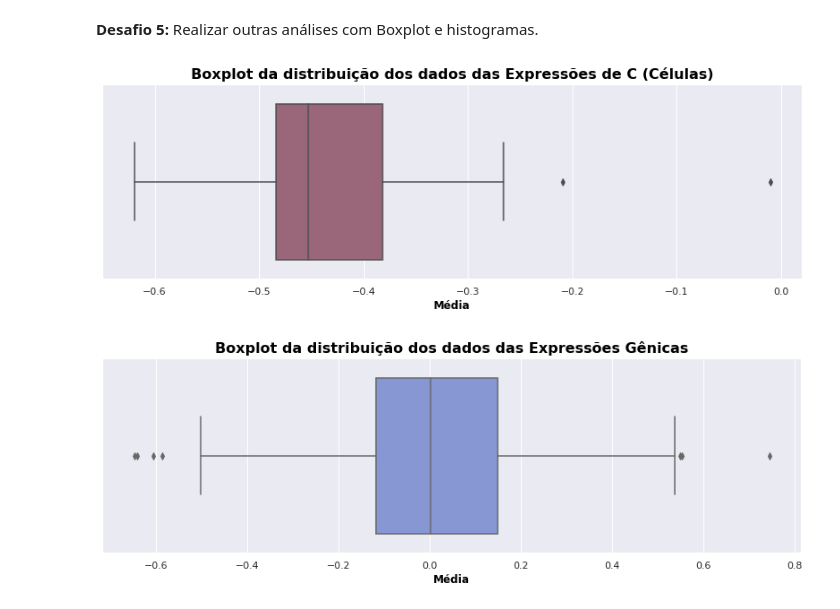
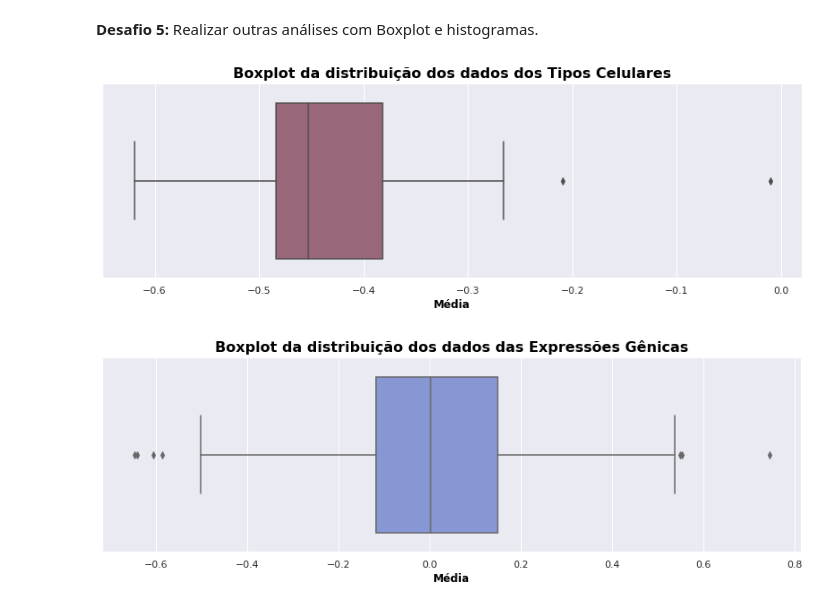
Before and after one commit to dijkstra001/imersao_dados_alura, a Jupyter notebook: ID_ncorreia.ipynb, the cells around one changed output. Saved outputs shown, nothing was run; the diff lists cells and outputs as text; code cells hidden in the pictures.

```diff
--- a/ID_ncorreia.ipynb
+++ b/ID_ncorreia.ipynb
@@ -254,13 +254,13 @@ Sempre que possível, precisamos deixar nossas visualizações de um modo padron
 # %%
 plt.figure(figsize = (14, 4))
 
 boxplot = sns.boxplot(x = 'mean', data = dataset_c, color = '#A35D77')
-boxplot.set_title('Boxplot da distribuição dos dados das Expressões de C (Células)', fontdict = font_title)
+boxplot.set_title('Boxplot da distribuição dos dados dos Tipos Celulares', fontdict = font_title)
 boxplot.set_xlabel('Média', fontdict = font_xlabel)
 
 plt.show()
 # %% [output]
-[figure, old version]
+[figure, new version]
 # %%
 plt.figure(figsize = (14, 4))
 
```
Also changed, not shown: parts of 26 cells of this notebook.
